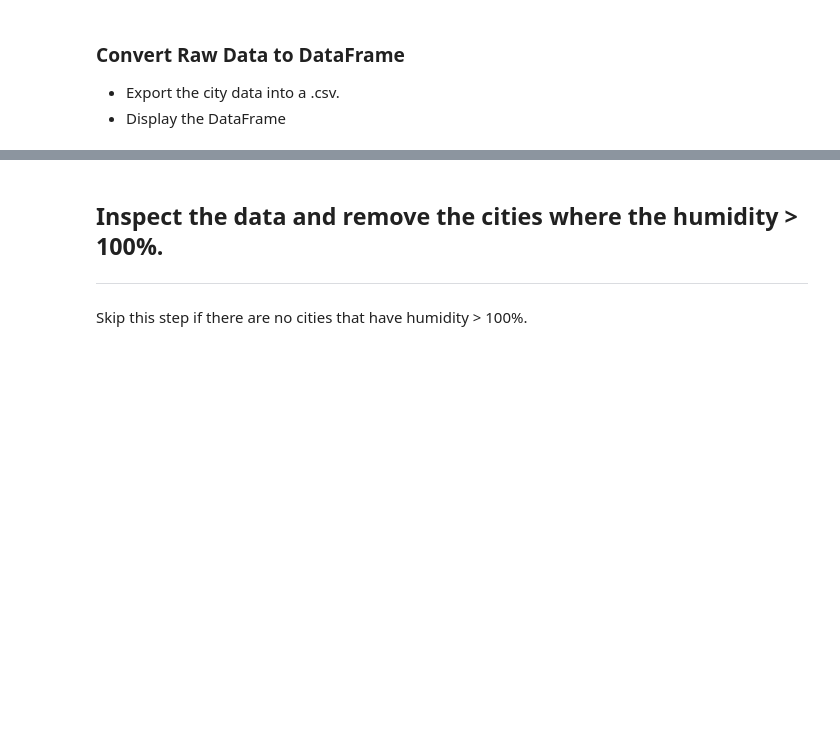
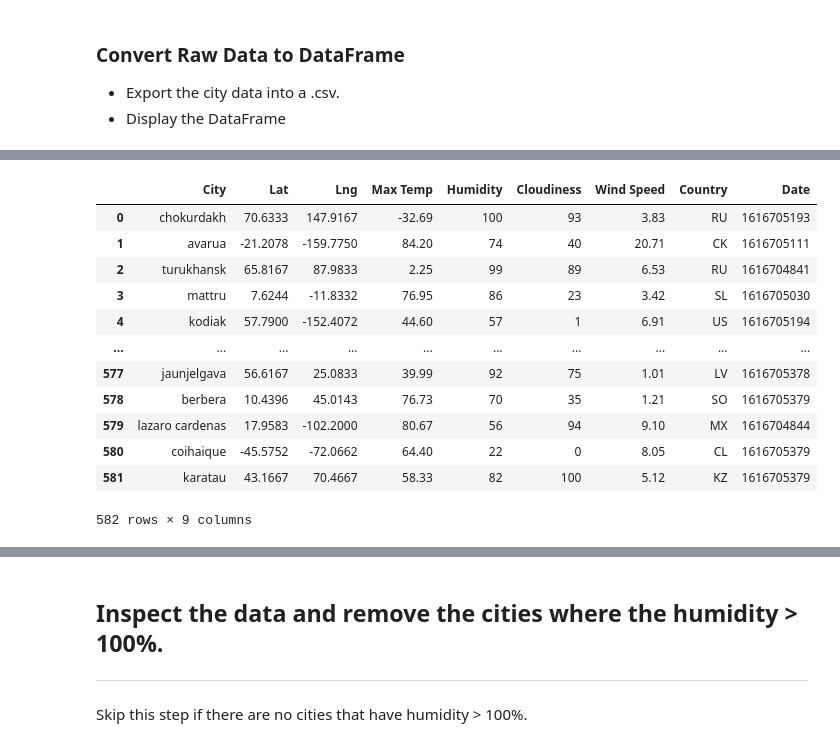
Before and after one commit to Slainte91/python-api-challenge, a Jupyter notebook: WeatherPy.ipynb, the cells around one changed output, grey strips where cells are left out. Saved outputs shown, nothing was run; the diff lists cells and outputs as text; code cells hidden in the pictures; blank space fills up the shorter version.

Commit message:
halfway through weatherpy

```diff
--- a/WeatherPy.ipynb
+++ b/WeatherPy.ipynb
@@ -110,0 +101,36 @@ cayenne not found
+# %%
+city_data = []
+# i=1
+for city in cities:
+    try:
+        url = f"http://api.openweathermap.org/data/2.5/weather?q={city}&appid={weather_api_key}&units=imperial"
+        response = requests.get(url).json()
+        lat = response["coord"]["lat"]
+        lng = response["coord"]["lon"]
+        max_temp = response["main"]["temp_max"]
+        hum = response["main"]["humidity"]
+        cloud = response["clouds"]["all"]
+        wind_sp = response["wind"]["speed"]
+        country = response["sys"]["country"]
+        date = response["dt"]
+        city_data.append({
+            "City" : city,
+            "Lat": lat,
+            "Lng": lng,
+            "Max Temp": max_temp,
+            "Humidity": hum,
+            "Cloudiness": cloud,
+            "Wind Speed": wind_sp,
+            "Country": country,
+            "Date": date
+        })
+        city_id = response["id"]
+        print(f"Processed {city} with ID {city_id}")
+#         i += 1
+#         if i == 25:
+#             break
+    except:
+        print(f"{city} not found")
+#         i += 1
+#         if i == 25:
+#             break
@@ -133,0 +159,17 @@ cayenne not found
+# %%
+city_data_df = pd.DataFrame(city_data)
+city_data_df
+# %% [output]
+|  | City | Lat | Lng | Max Temp | Humidity | Cloudiness | Wind Speed | Country | Date |
+| 0 | chokurdakh | 70.6333 | 147.9167 | -32.69 | 100 | 93 | 3.83 | RU | 1616705193 |
+| 1 | avarua | -21.2078 | -159.7750 | 84.20 | 74 | 40 | 20.71 | CK | 1616705111 |
+| 2 | turukhansk | 65.8167 | 87.9833 | 2.25 | 99 | 89 | 6.53 | RU | 1616704841 |
+| 3 | mattru | 7.6244 | -11.8332 | 76.95 | 86 | 23 | 3.42 | SL | 1616705030 |
+| 4 | kodiak | 57.7900 | -152.4072 | 44.60 | 57 | 1 | 6.91 | US | 1616705194 |
+| ... | ... | ... | ... | ... | ... | ... | ... | ... | ... |
+| 577 | jaunjelgava | 56.6167 | 25.0833 | 39.99 | 92 | 75 | 1.01 | LV | 1616705378 |
+| 578 | berbera | 10.4396 | 45.0143 | 76.73 | 70 | 35 | 1.21 | SO | 1616705379 |
+| 579 | lazaro cardenas | 17.9583 | -102.2000 | 80.67 | 56 | 94 | 9.10 | MX | 1616704844 |
+| 580 | coihaique | -45.5752 | -72.0662 | 64.40 | 22 | 0 | 8.05 | CL | 1616705379 |
+| 581 | karatau | 43.1667 | 70.4667 | 58.33 | 82 | 100 | 5.12 | KZ | 1616705379 |
+582 rows × 9 columns
```
Also changed, not shown: parts of 11 cells of this notebook.
